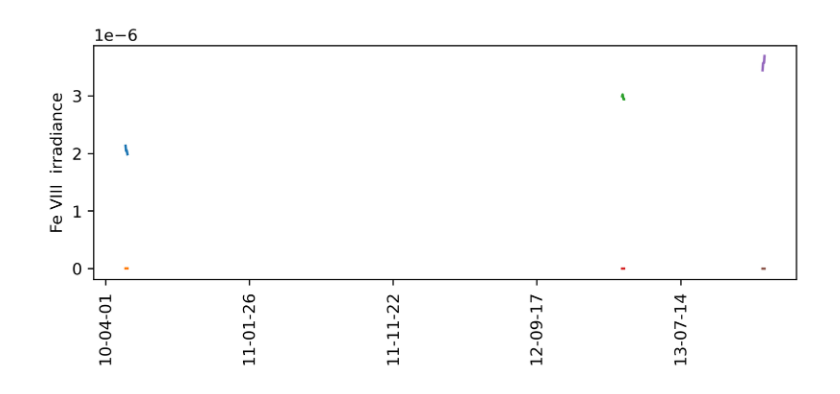
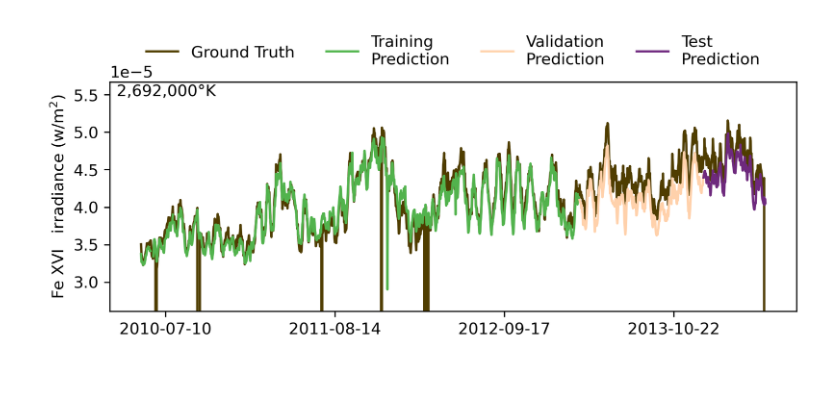
Before and after one commit to tremblaybenoit/sw-irradiance, a Jupyter notebook: notebooks/1_linear_model_output.ipynb, the cells around one changed output. Drawn from its saved outputs; the diff is of its cells as text; code cells hidden in the pictures.

Commit message:
Visualize linear model output

```diff
--- a/notebooks/1_linear_model_output.ipynb
+++ b/notebooks/1_linear_model_output.ipynb
@@ -76,7 +100,4 @@ Text(0.5, 0, 'Fe VIII  target')
 # %%
-line = 1
-
-name = eve['metadata']['name'][line]
 
 dpi = 300
 pxx = 1800   # Horizontal size of each panel
@@ -86,43 +107,69 @@ nph = 1     # Number of horizontal panels
 npv = 1     # Number of vertical panels
 
 # Padding
 padv  = 0  #Vertical padding in pixels
 padv2 = 0  #Vertical padding in pixels between panels
 padh  = 0 #Horizontal padding in pixels at the edge of the figure
 padh2 = 50  #Horizontal padding in pixels between panels
 
 # Figure sizes in pixels
 fszv = (npv*pxy + 2*padv + (npv-1)*padv2 )      #Vertical size of figure in pixels
 fszh = (nph*pxx + 2*padh + (nph-1)*padh2 )      #Horizontal size of figure in pixels
 
 # Conversion to relative units
 ppxx   = pxx/fszh      # Horizontal size of each panel in relative units
 ppxy   = pxy/fszv      # Vertical size of each panel in relative units
 ppadv  = padv/fszv     #Vertical padding in relative units
 ppadv2 = padv2/fszv    #Vertical padding in relative units
 ppadh  = padh/fszh     #Horizontal padding the edge of the figure in relative units
 ppadh2 = padh2/fszh    #Horizontal padding between panels in relative units
 
 ## Start Figure
 fig = plt.figure(figsize=(fszh/dpi,fszv/dpi), dpi = dpi)
 fig.autofmt_xdate()
 
 ax1 = fig.add_axes([ppadh, ppadv, ppxx, ppxy])
-ax1.plot(train_dates, np.array(train_output['data'])[:,line])
-ax1.plot(train_dates, np.array(train_output['prediction'])[:,line])
-# ax1.set_xlabel(name + ' target')
-ax1.set_ylabel(name + ' irradiance')
 
 
-ax1.plot(val_dates, np.array(val_output['data'])[:, line])
-ax1.plot(val_dates, np.array(val_output['prediction'])[:,line])
+for line in np.arange(0,14):
 
-ax1.plot(test_dates, np.array(test_output['data'])[:,line])
-ax1.plot(test_dates, np.array(test_output['prediction'])[:,line])
+    name = eve['metadata']['name'][line]
+    temperature = "{:,}".format(int(np.round(10**eve['metadata']['logt'][line]/1000)*1000)) + '°K'
 
-myFmt = DateFormatter("%y-%m-%d")
-ax1.xaxis.set_major_formatter(myFmt)
-ax1.tick_params(axis='x', labelrotation=90)
-ax1.xaxis.set_major_locator(plt.MaxNLocator(5))
+    Imax = np.nanmax(np.array(train_output['data'])[:,line])
+    Imax = np.nanmax([Imax, np.nanmax(np.array(val_output['data'])[:,line])])
+    Imax = np.nanmax([Imax, np.nanmax(np.array(test_output['data'])[:,line])])
+
+    Imin = np.nanmin(np.array(train_output['prediction'])[:,line])
+    Imin = np.nanmin([Imin, np.nanmin(np.array(val_output['prediction'])[:,line])])
+    Imin = np.nanmin([Imin, np.nanmin(np.array(test_output['prediction'])[:,line])])
+
+    ax1.clear()
+
+    ax1.plot(train_dates, np.array(train_output['data'])[:,line], color = Clr[1], label='Ground Truth')
+    ax1.plot(train_dates, np.array(train_output['prediction'])[:,line], color = Clr[3], label='Training\nPrediction')
+    # ax1.set_xlabel(name + ' target')
+    ax1.set_ylabel(name + ' irradiance (w/m$^2$)')
+
+
+    ax1.plot(val_dates, np.array(val_output['data'])[:, line], color = Clr[1])
+    ax1.plot(val_dates, np.array(val_output['prediction'])[:,line], color = Clr[5], label='Validation\nPrediction')
+
+    ax1.plot(test_dates, np.array(test_output['data'])[:,line], color = Clr[1])
+    ax1.plot(test_dates, np.array(test_output['prediction'])[:,line], color = Clr[2], label='Test\nPrediction')
+
+    myFmt = DateFormatter("%Y-%m-%d")
+    ax1.xaxis.set_major_formatter(myFmt)
+    # ax1.tick_params(axis='x', labelrotation=90)
+    ax1.xaxis.set_major_locator(plt.MaxNLocator(5))
+
+    ax1.legend(loc='lower center', ncol=4, bbox_to_anchor=(0.5, 1), frameon=False)
+
+    factor = 0.1
+    ax1.set_ylim([Imin*(1-factor), Imax*(1+factor)])
+
+    ax1.text(0.01, 0.99, temperature, horizontalalignment='left', verticalalignment='top', transform=ax1.transAxes)
+
+    fig.savefig(f'/home/andres_munoz_j/plots/EVE_linear_model_Jul_15_{name}.png'.replace(' ','_'), bbox_inches='tight', dpi = dpi, pad_inches=0)
 # %% [output]
-[figure, old version]
+[figure, new version]
```
Also changed, not shown: parts of 5 cells of this notebook.
